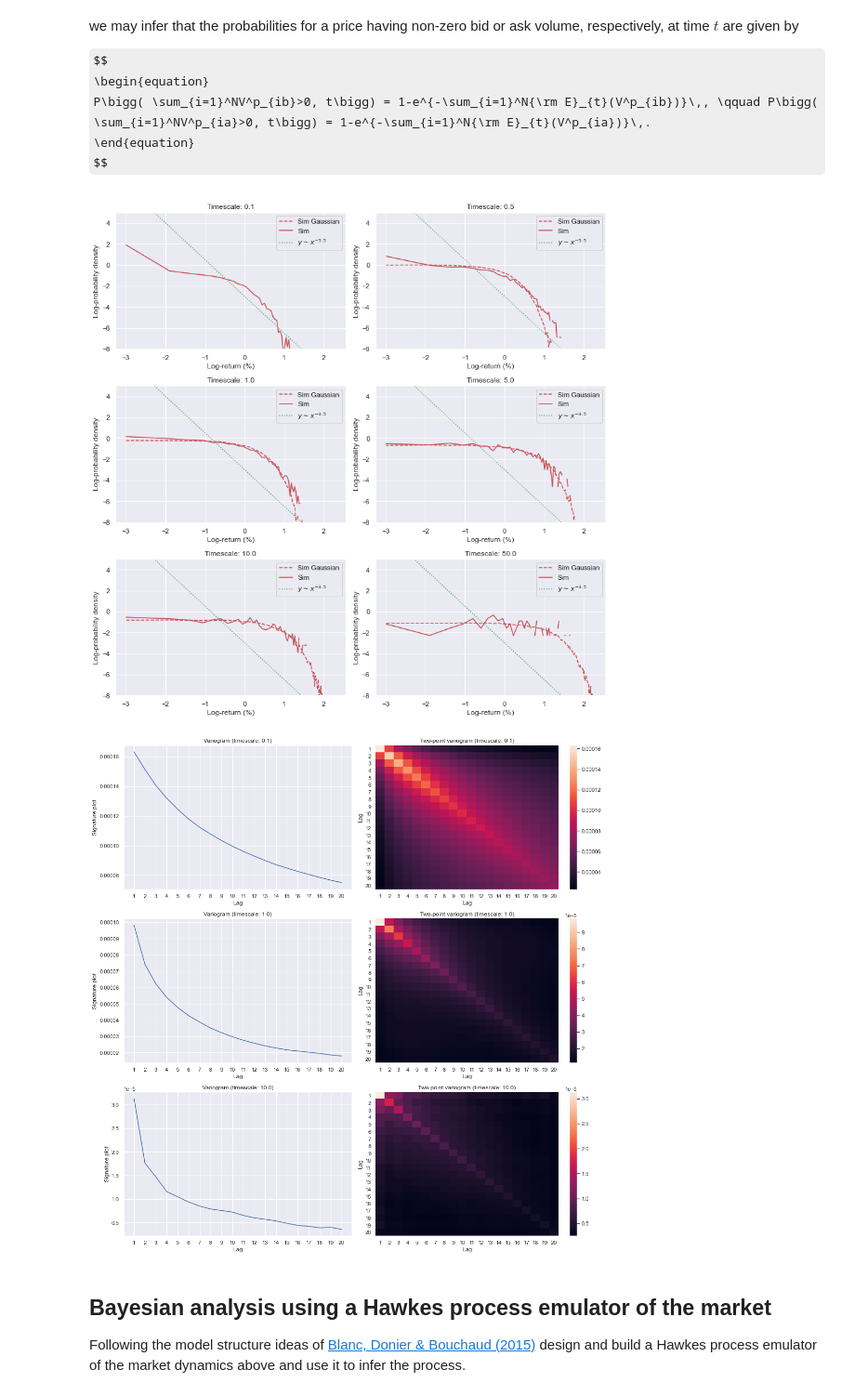
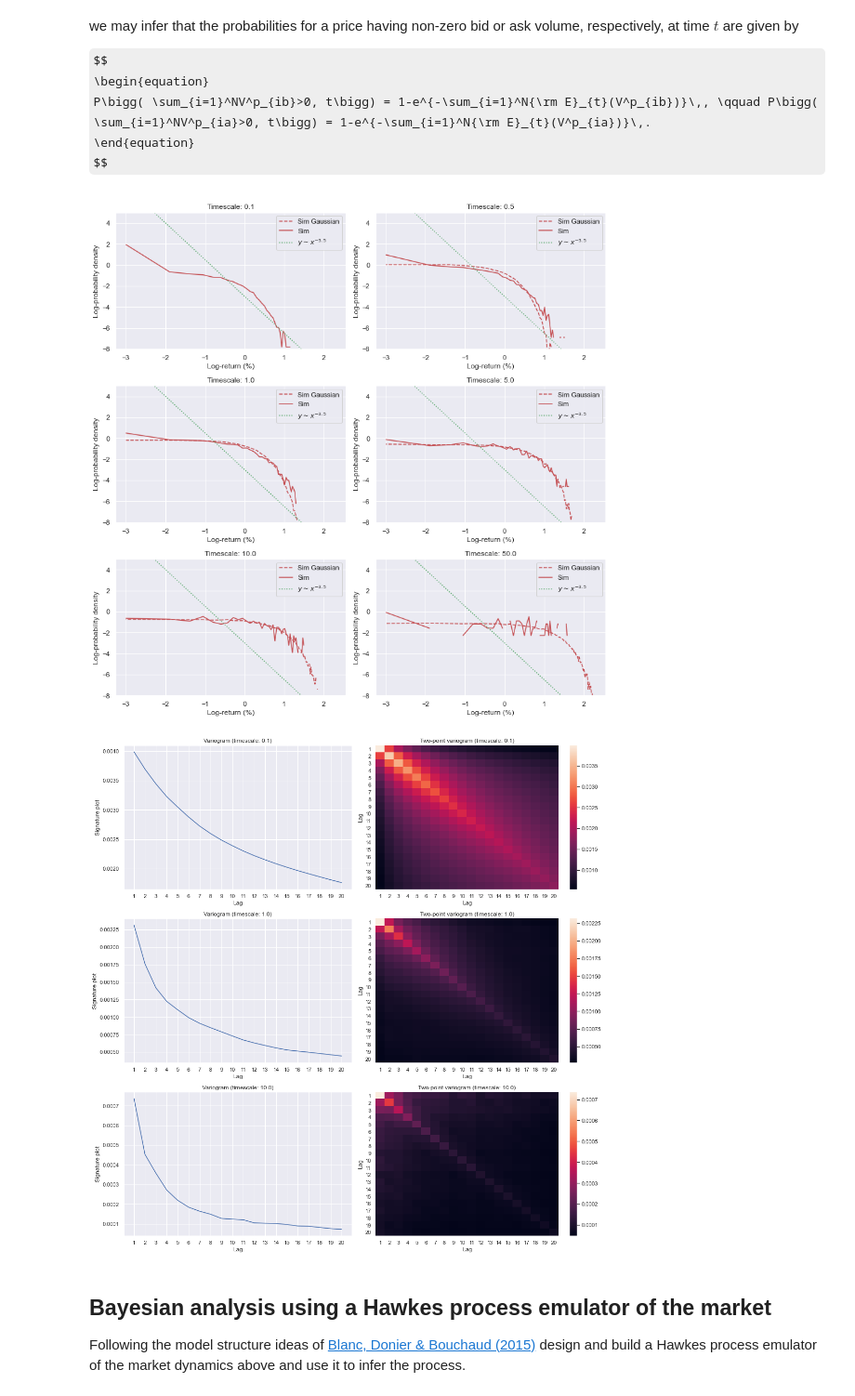
Before and after one commit to umbralcalc/lobsim, a Jupyter notebook: LOB_simulation.ipynb, the cells around one changed output. Shown: that part at 93% size. Cells and saved outputs as stored; diff of their text form; code cells hidden in the pictures; some formulas as TeX source.

```diff
--- a/LOB_simulation.ipynb
+++ b/LOB_simulation.ipynb
@@ -44,7 +44,7 @@ setup = {
     # The Pareto power law value for market order volumes
     "MOvolpower" : 0.5,
     # The Pareto power law value for market order volumes
-    "MOvolcutoff" : 10,
+    "MOvolcutoff" : 100,
     # Mean limit order rate per agent on the bid side
     "meanLOratebid" : 2.5,
     # Mean limit order rate per agent on the ask side
@@ -220,7 +220,7 @@ for dt, ax in zip(dts, axs):
 plt.tight_layout()
 plt.show()
 # %% [output]
-[figure, old version]
+[figure, new version]
 # %%
 nlags = 20
 dts = [0.1, 1.0, 10.0] # Time periods
@@ -235,36 +235,36 @@ for dt, ax in zip(dts, axs):
     cc = np.zeros((nlags, nlags))
     for lag1 in range(1, nlags + 1):
         s1 = df_asof - df_asof.shift(lag1)
         s2 = df_asof - df_asof.shift(lag1)
         c[lag1-1] = (
             (s1 * s2).mean()
-            / (dt * lag1 * pmsq)
+            / (dt * lag1)
         )
         for lag2 in range(1, nlags + 1):
             s2 = df_asof - df_asof.shift(lag2)
             cc[lag1-1, lag2-1] = (
                 (s1 * s2).mean()
-                / (dt * np.sqrt(lag1) * np.sqrt(lag2) * pmsq)
+                / (dt * np.sqrt(lag1) * np.sqrt(lag2))
             )
     ax[0].plot(range(1, nlags + 1), c)
     sns.heatmap(cc, ax=ax[1])
     ax[0].set_xticks(range(1, nlags + 1))
     ax[1].set_xticklabels(range(1, nlags + 1))
     ax[1].set_yticklabels(range(1, nlags + 1))
     ax[0].set_xlabel('Lag')
     ax[0].set_ylabel('Signature plot')
     ax[1].set_xlabel('Lag')
     ax[1].set_ylabel('Lag')
     ax[0].set_title(
         'Variogram (timescale: ' + str(dt) + ')'
     )
     ax[1].set_title(
         'Two-point variogram (timescale: ' + str(dt) + ')'
     )
 plt.tight_layout()
 plt.show()
 # %% [output]
-[figure, old version]
+[figure, new version]
 # %% [markdown]
 ## Bayesian analysis using a Hawkes process emulator of the market
 
```
Also changed, not shown: parts of 1 cell of this notebook.
